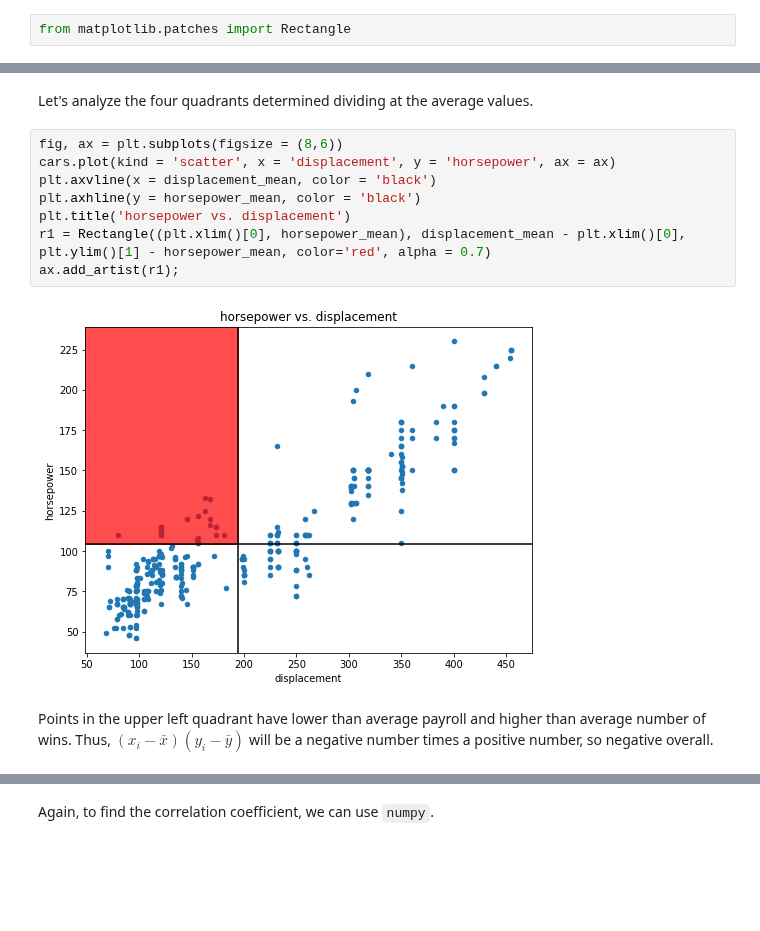
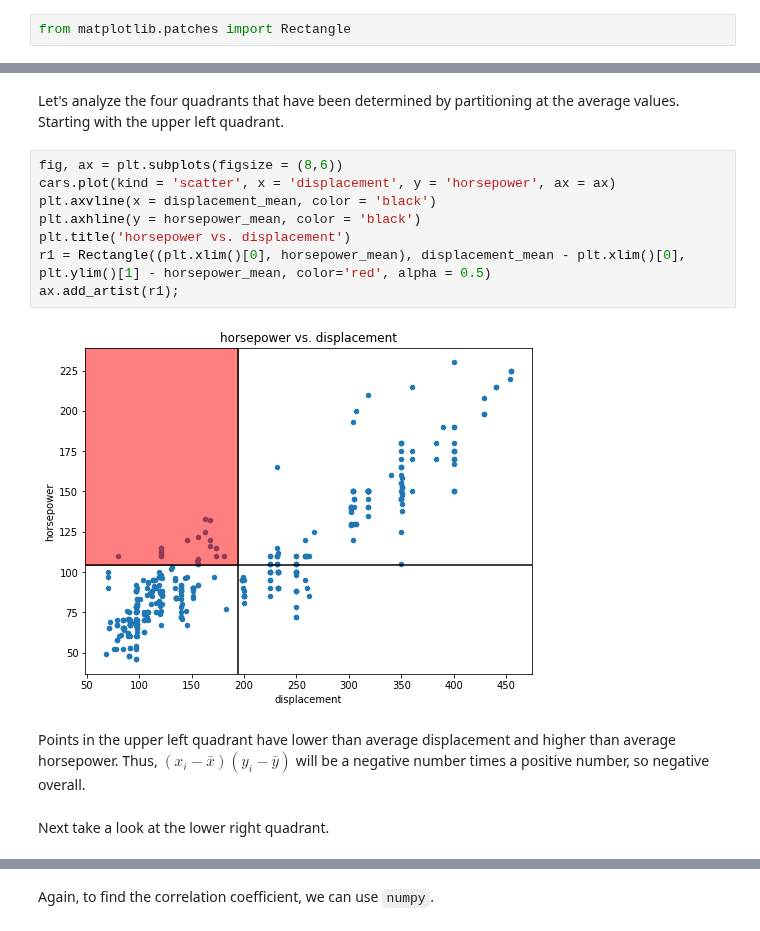
Before and after one commit to NSS-Data-Instructional-Stuff/stats-for-data-science, a Jupyter notebook: notebooks/02_Exploratory_Data_Analysis-Part_2_Two_Variable.ipynb, the cells around one changed output, grey strips where cells are left out. Drawn from its saved outputs; the diff is of its cells as text; blank space fills up the shorter version.

```diff
--- a/notebooks/02_Exploratory_Data_Analysis-Part_2_Two_Variable.ipynb
+++ b/notebooks/02_Exploratory_Data_Analysis-Part_2_Two_Variable.ipynb
@@ -105,17 +140,19 @@ plt.title('horsepower vs. displacement');
 # %% [markdown]
-Let's analyze the four quadrants determined dividing at the average values.
+Let's analyze the four quadrants that have been determined by partitioning at the average values. Starting with the upper left quadrant.
 # %%
 fig, ax = plt.subplots(figsize = (8,6))
 cars.plot(kind = 'scatter', x = 'displacement', y = 'horsepower', ax = ax)
 plt.axvline(x = displacement_mean, color = 'black')
 plt.axhline(y = horsepower_mean, color = 'black')
 plt.title('horsepower vs. displacement')
-r1 = Rectangle((plt.xlim()[0], horsepower_mean), displacement_mean - plt.xlim()[0], plt.ylim()[1] - horsepower_mean, color='red', alpha = 0.7)
+r1 = Rectangle((plt.xlim()[0], horsepower_mean), displacement_mean - plt.xlim()[0], plt.ylim()[1] - horsepower_mean, color='red', alpha = 0.5)
 ax.add_artist(r1);
 # %% [output]
-[figure, old version]
+[figure, new version]
 # %% [markdown]
-Points in the upper left quadrant have lower than average payroll and higher than average number of wins. Thus, $(x_i - \bar{x})(y_i - \bar{y})$ will be a negative number times a positive number, so negative overall.
+Points in the upper left quadrant have lower than average displacement and higher than average horsepower. Thus, $(x_i - \bar{x})(y_i - \bar{y})$ will be a negative number times a positive number, so negative overall.
+# %% [markdown]
+Next take a look at the lower right quadrant.
 # %%
 fig, ax = plt.subplots(figsize = (8,6))
 cars.plot(kind = 'scatter', x = 'displacement', y = 'horsepower', ax = ax)
```
Also changed, not shown: parts of 46 cells of this notebook, 1 other file.
